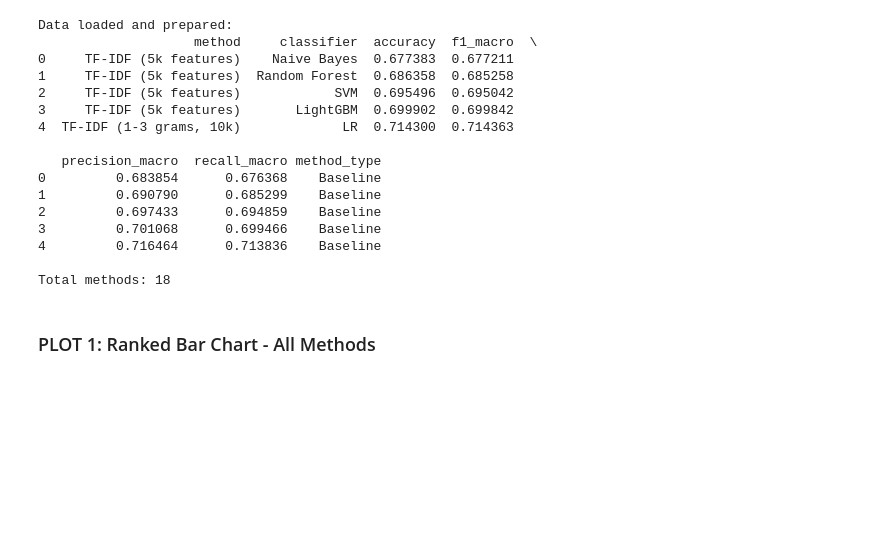
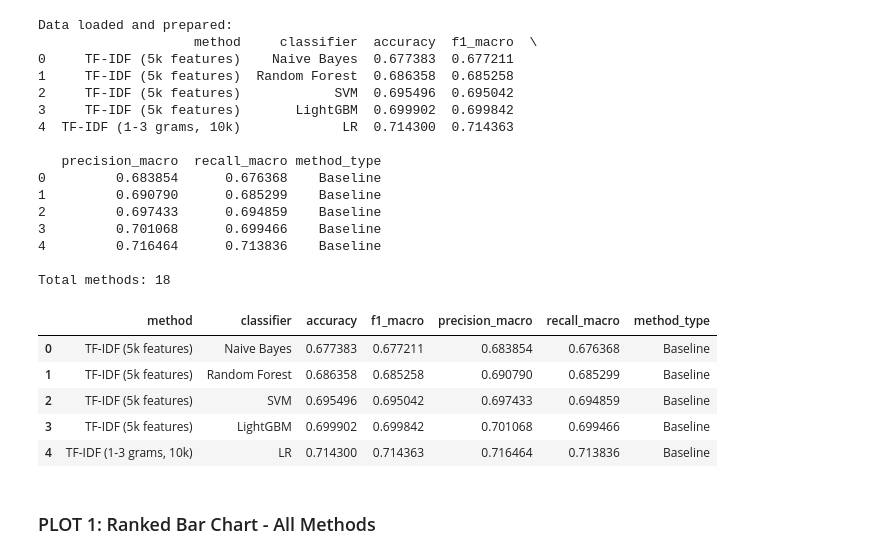
Before and after one commit to MariaOnyshchuk/nlp_project, a Jupyter notebook: plotting.ipynb, the cells around one changed output. Drawn from its saved outputs; the diff is of its cells as text; code cells hidden in the pictures; blank space fills up the shorter version.

```diff
--- a/plotting.ipynb
+++ b/plotting.ipynb
@@ -41,6 +41,15 @@ Data loaded and prepared:
 4         0.716464      0.713836    Baseline
 
 Total methods: 18
+# %%
+all_data.head()
+# %% [output]
+|  | method | classifier | accuracy | f1_macro | precision_macro | recall_macro | method_type |
+| 0 | TF-IDF (5k features) | Naive Bayes | 0.677383 | 0.677211 | 0.683854 | 0.676368 | Baseline |
+| 1 | TF-IDF (5k features) | Random Forest | 0.686358 | 0.685258 | 0.690790 | 0.685299 | Baseline |
+| 2 | TF-IDF (5k features) | SVM | 0.695496 | 0.695042 | 0.697433 | 0.694859 | Baseline |
+| 3 | TF-IDF (5k features) | LightGBM | 0.699902 | 0.699842 | 0.701068 | 0.699466 | Baseline |
+| 4 | TF-IDF (1-3 grams, 10k) | LR | 0.714300 | 0.714363 | 0.716464 | 0.713836 | Baseline |
 # %% [markdown]
 ### PLOT 1: Ranked Bar Chart - All Methods
 # %%
```
Also changed, not shown: parts of 1 cell of this notebook, 6 other files.
